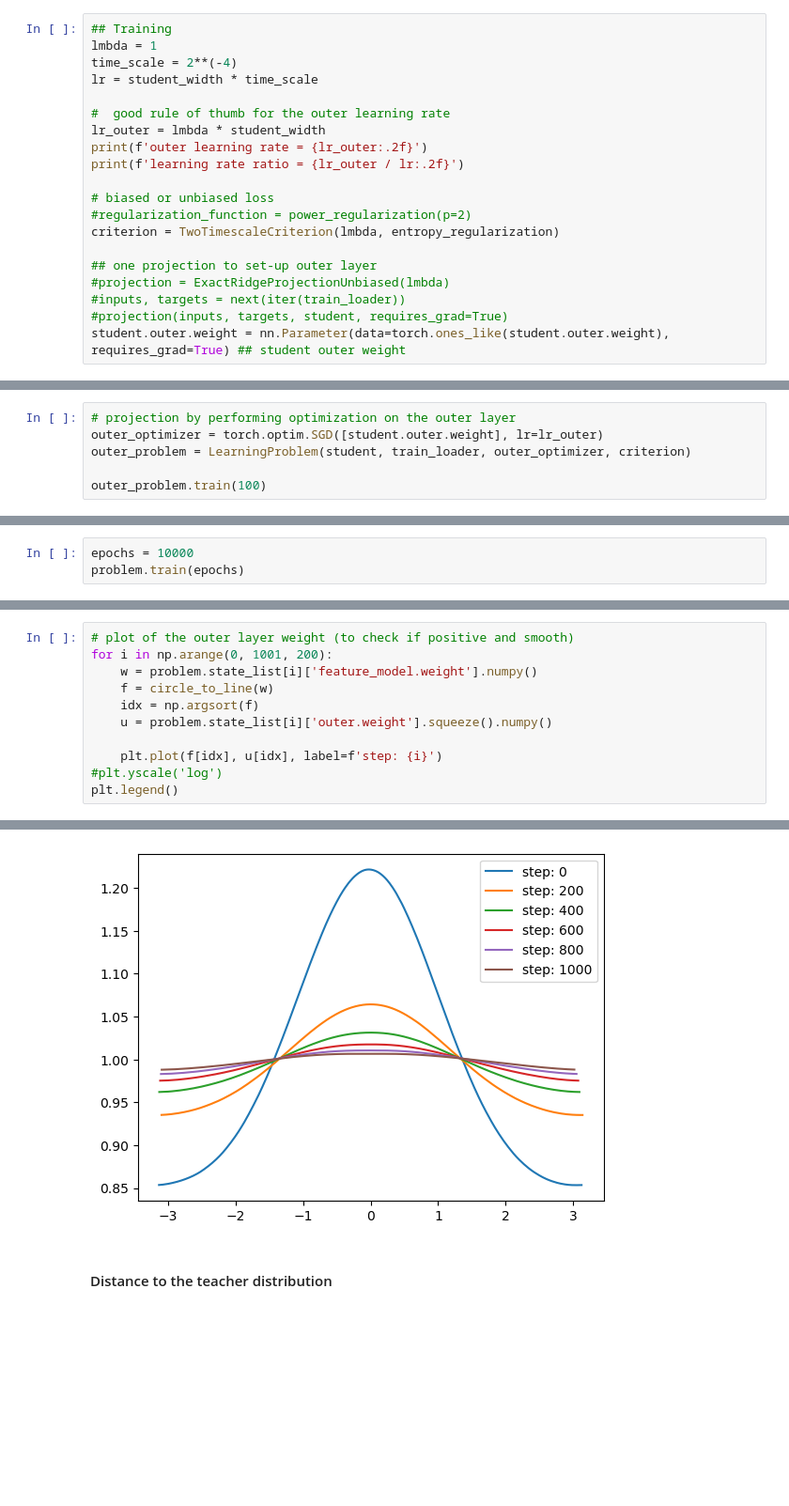
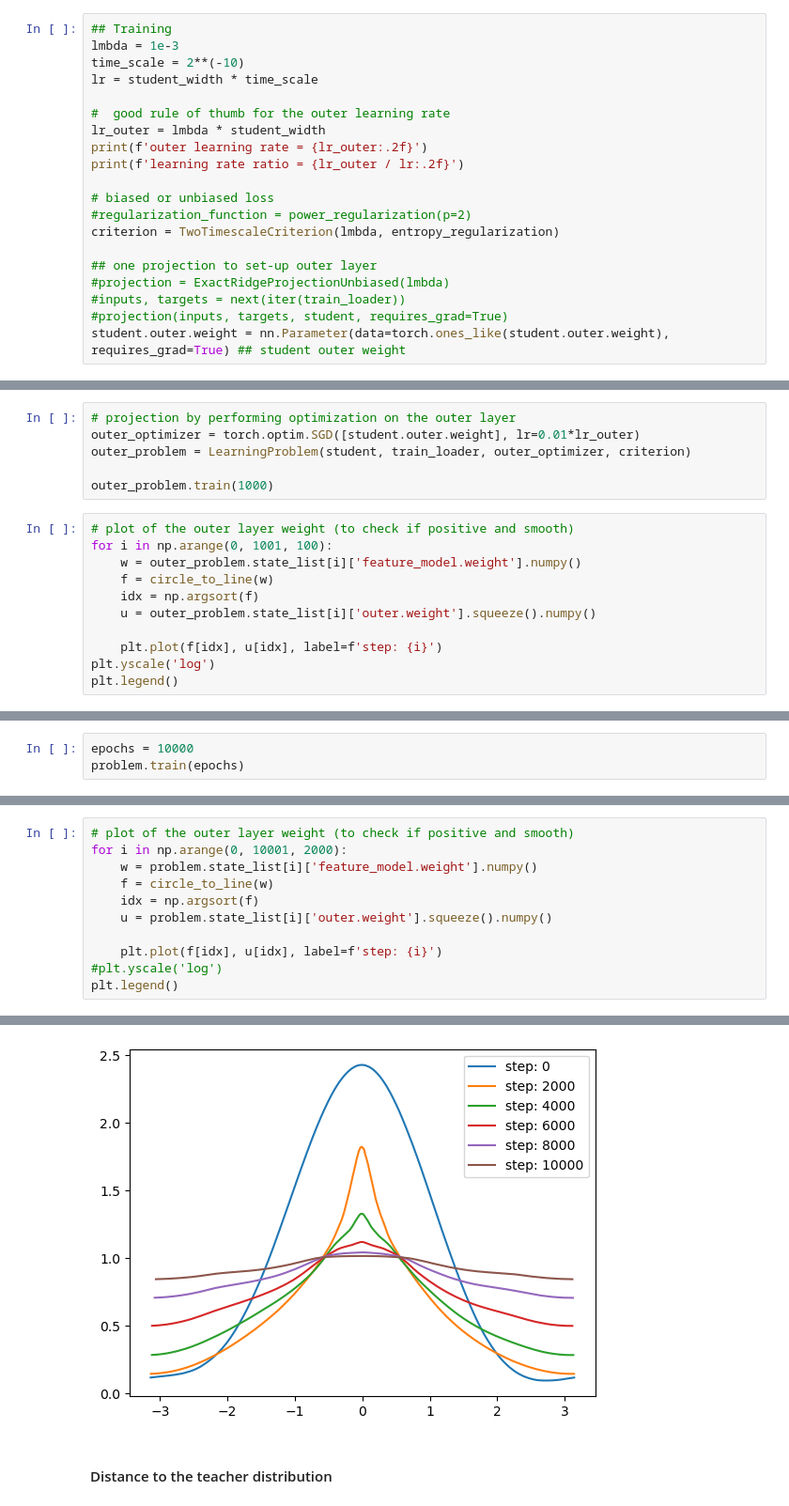
Before and after one commit to rbarboni/VarPro, a Jupyter notebook: 2TS_ReLU_1d_entropy/Experiment.ipynb, the cells around one changed output, grey strips where cells are left out. Shown at 94% size. Drawn from its saved outputs; the diff is of its cells as text; blank space fills up the shorter version.

```diff
--- a/2TS_ReLU_1d_entropy/Experiment.ipynb
+++ b/2TS_ReLU_1d_entropy/Experiment.ipynb
@@ -75,8 +75,8 @@ student.feature_model.weight = nn.Parameter(data=init.clone().detach(), requires
 student.clipper(student)
 # %%
 ## Training
-lmbda = 1
-time_scale = 2**(-4)
+lmbda = 1e-3
+time_scale = 2**(-10)
 lr = student_width * time_scale
 
 #  good rule of thumb for the outer learning rate
@@ -99,6 +99,17 @@ learning rate ratio = 16.00
 # %%
 # projection by performing optimization on the outer layer
-outer_optimizer = torch.optim.SGD([student.outer.weight], lr=lr_outer)
+outer_optimizer = torch.optim.SGD([student.outer.weight], lr=0.01*lr_outer)
 outer_problem = LearningProblem(student, train_loader, outer_optimizer, criterion)
 
-outer_problem.train(100)
+outer_problem.train(1000)
+# %%
+# plot of the outer layer weight (to check if positive and smooth)
+for i in np.arange(0, 1001, 100):
+    w = outer_problem.state_list[i]['feature_model.weight'].numpy()
+    f = circle_to_line(w)
+    idx = np.argsort(f)
+    u = outer_problem.state_list[i]['outer.weight'].squeeze().numpy()
+
+    plt.plot(f[idx], u[idx], label=f'step: {i}')
+plt.yscale('log')
+plt.legend()
@@ -134,17 +146,17 @@ plt.legend()
 # %%
 # plot of the outer layer weight (to check if positive and smooth)
-for i in np.arange(0, 1001, 200):
+for i in np.arange(0, 10001, 2000):
     w = problem.state_list[i]['feature_model.weight'].numpy()
     f = circle_to_line(w)
     idx = np.argsort(f)
     u = problem.state_list[i]['outer.weight'].squeeze().numpy()
 
     plt.plot(f[idx], u[idx], label=f'step: {i}')
 #plt.yscale('log')
 plt.legend()
 # %% [output]
 <matplotlib.legend.Legend at 0x...>
-[figure, old version]
+[figure, new version]
 # %% [markdown]
 #### Distance to the teacher distribution
 # %%
```
Also changed, not shown: parts of 12 cells of this notebook, 4 other files.
